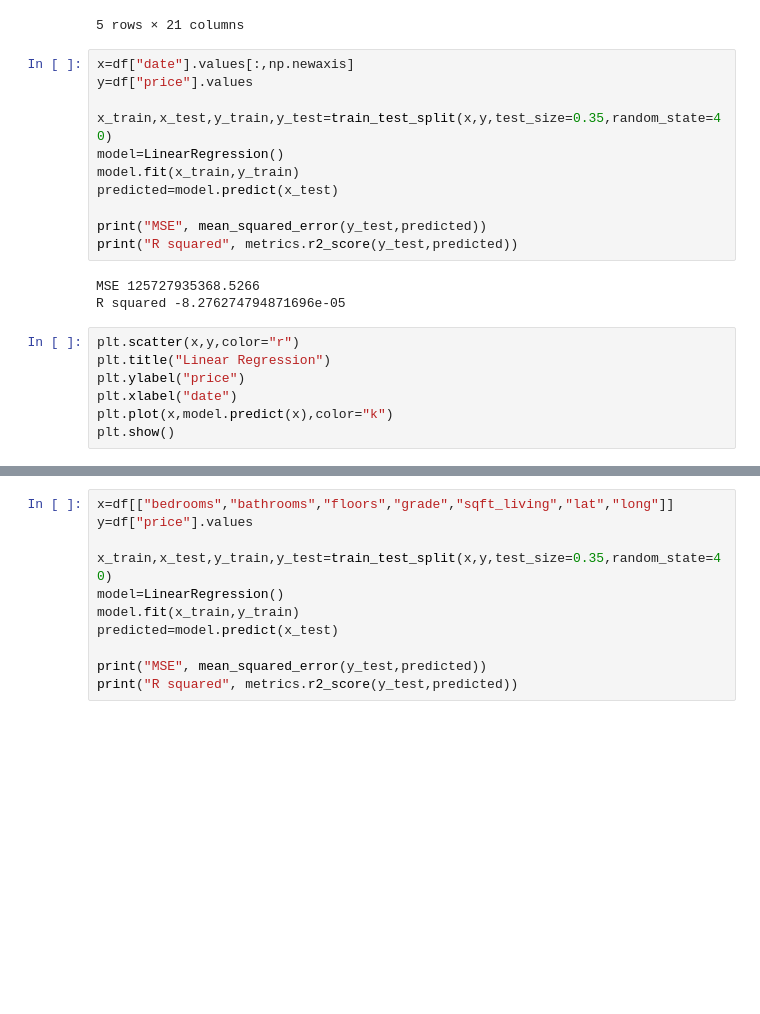
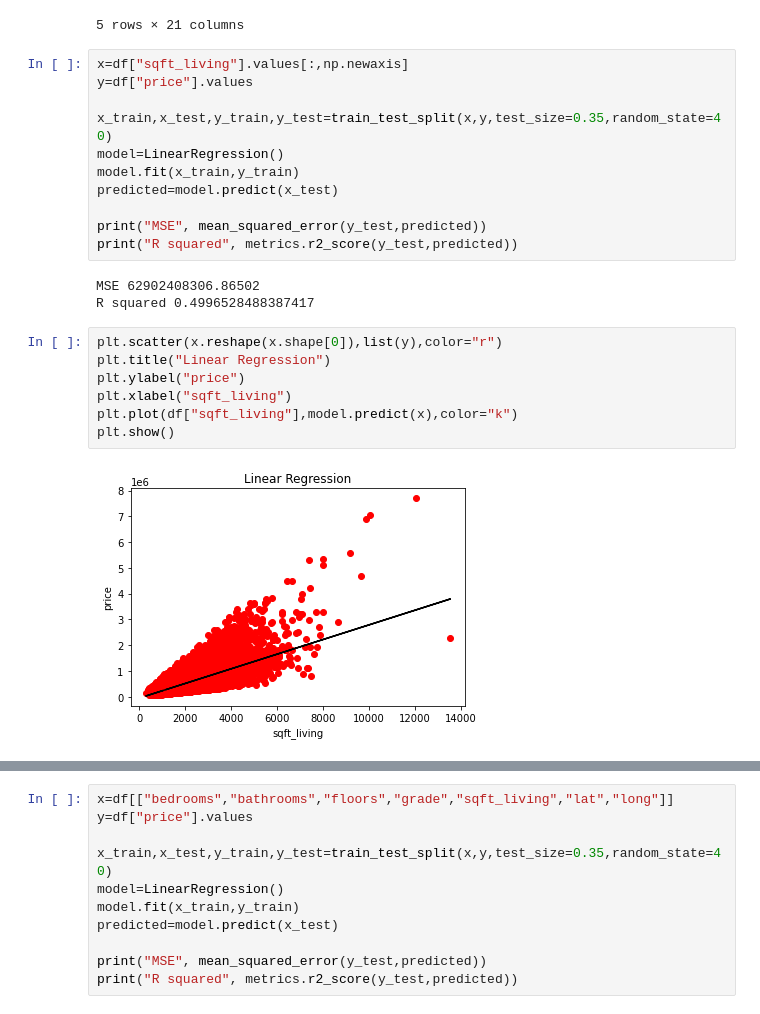
Before and after one commit to yasminebouazza/GoMyCode, a Jupyter notebook: checkpoint_regression.ipynb, the cells around one changed output, grey strips where cells are left out. Cells and saved outputs as stored; diff of their text form; blank space fills up the shorter version.

```diff
--- a/checkpoint_regression.ipynb
+++ b/checkpoint_regression.ipynb
@@ -63,7 +63,7 @@ df.head()
 | 4 | 1954400510 | 20150218 | 510000.0 | 3 | 2.00 | 1680 | 8080 | 1.0 | 0 | 0 | ... |
 5 rows × 21 columns
 # %%
-x=df["date"].values[:,np.newaxis]
+x=df["sqft_living"].values[:,np.newaxis]
 y=df["price"].values
 
 x_train,x_test,y_train,y_test=train_test_split(x,y,test_size=0.35,random_state=40)
@@ -74,12 +74,14 @@ predicted=model.predict(x_test)
 print("MSE", mean_squared_error(y_test,predicted))
 print("R squared", metrics.r2_score(y_test,predicted))
 # %% [output]
-MSE 125727935368.5266
-R squared -8.276274794871696e-05
+MSE 62902408306.86502
+R squared 0.4996528488387417
 # %%
-plt.scatter(x,y,color="r")
+plt.scatter(x.reshape(x.shape[0]),list(y),color="r")
 plt.title("Linear Regression")
 plt.ylabel("price")
-plt.xlabel("date")
-plt.plot(x,model.predict(x),color="k")
+plt.xlabel("sqft_living")
+plt.plot(df["sqft_living"],model.predict(x),color="k")
 plt.show()
+# %% [output]
+[figure, added]
```
Also changed, not shown: parts of 5 cells of this notebook, 1 other file.
